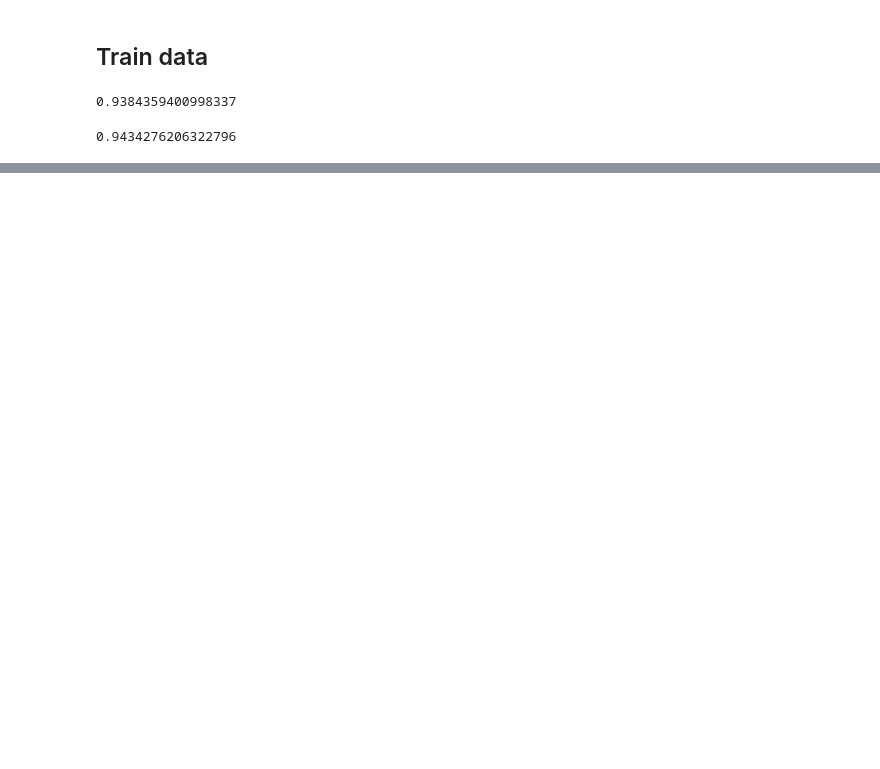
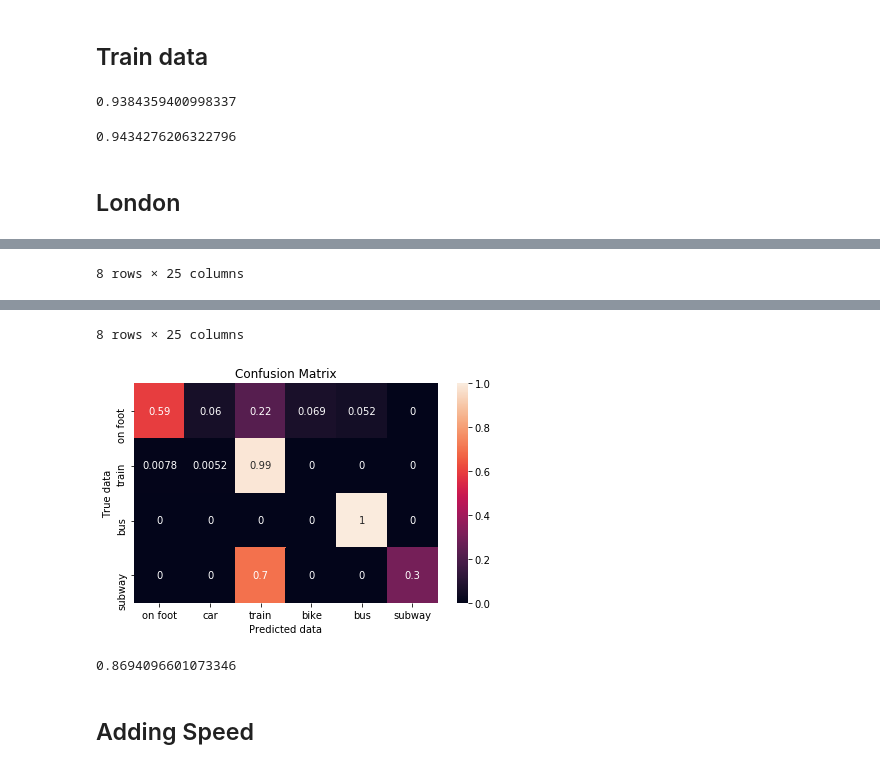
Before and after one commit to MihaiVisu/HonoursProject, a Jupyter notebook: notebooks/mixed_final_model.ipynb, the cells around one changed output, grey strips where cells are left out. Cells and saved outputs as stored; diff of their text form; code cells hidden in the pictures; blank space fills up the shorter version.

Commit message:
final version of the report

```diff
--- a/notebooks/mixed_final_model.ipynb
+++ b/notebooks/mixed_final_model.ipynb
@@ -238,7 +246,9 @@ def get_training_accuracy_with_kfolds_iloc(estimator, x_tr, y_tr, kf):
 
     return np.mean(score_array)
 # %%
-def get_training_accuracy_mixed_models(estimator, attributes_list, x_tr, y_tr, x_ts, y_ts):
+def get_training_accuracy_mixed_models(estimator, attributes_list, x_tr, y_tr, x_ts, y_ts, title='Confusion Matrix', file='../report/confusion_matrix.pdf',
+                                       classes=['on foot', 'car', 'train', 'bike', 'bus', 'subway'],
+                                       classes2=['on foot', 'car', 'train', 'bike', 'bus', 'subway']):
 
     probs_array = np.empty((len(attributes_list), x_ts.shape[0], 6))
 
@@ -249,16 +259,16 @@ def get_training_accuracy_mixed_models(estimator, attributes_list, x_tr, y_tr, x
     final_labels = labels_idx[np.argmax(np.mean(probs_array, axis=0), axis=1)]
     score = accuracy_score(y_ts, final_labels, normalize=True)
 #     for plotting a confusion matrix uncomment the line below
-#     plot_confusion_matrix(y_ts, final_labels)
+#     plot_confusion_matrix(y_ts, final_labels, title=title, file=file, classes=classes, classes2=classes2)
 
-    return score
+    return score, final_labels
 # %%
 def get_training_accuracy_mixed_models_kfolds(estimator, attributes, x_tr, y_tr, kf):
     score_array = np.empty(kf.n_folds)
 
     for (idx, (train_feature, test_feature)) in enumerate(kf):
 
-        score_array[idx] = get_training_accuracy_mixed_models(
+        score_array[idx], _ = get_training_accuracy_mixed_models(
             estimator, attributes, x_tr.iloc[train_feature], y_tr.iloc[train_feature],
             x_tr.iloc[test_feature], y_tr.iloc[test_feature]
         )
@@ -770,3 +781,67 @@ print(get_training_accuracy_mixed_models(rf, [
                                         ))
 # %% [output]
 0.9434276206322796
+# %% [markdown]
+## London
+# %%
+ldn = pd.concat([london_data[500:860], london_data[1850:]])
+ldn_val = pd.concat([london_data[:500], london_data[860:920]], ignore_index=True)
+ldn_val = ldn_val[ldn_val['environment_index']!=7]
+ldn_val['total'] = ldn_val[bin_vals].apply(lambda row: np.sum(row), axis=1)
+ldn_val = ldn_val[ldn_val['total']>0]
+ldn_val = ldn_val[ldn_val['total']<12000]
+
+ldn['total'] = ldn[bin_vals].apply(lambda row: np.sum(row), axis=1)
+
+data2 = pd.concat([ldn[labels],
+                  train_manchester[labels],
+                  data04[labels],
+                  data05[labels],
+                  train_data_mar[labels],
+                  data06[labels],
+                  data07[labels],
+#                   bus_data_bus[labels],
+                  walk_data_vlad1[labels],
+                  walk_data_vlad2[labels],
+                  bike_data_old2[labels],
+                  bike_data_feb[labels]], ignore_index=True)
+
+# remove indoor labelled data for this set of experiments
+data2 = data2[data2['environment_index']!=7]
+data2 = data2[data2['environment_index']!=5]
+data2 = data2[data2['humidity']>0]
+data2 = data2[data2['temperature']>0]
+data2['total'] = data2[bin_vals].apply(lambda row: np.sum(row), axis=1)
+data2 = data2[data2['total']>0]
+data2 = data2[data2['total']<12000]
+data2 = data2[data2['temperature']<35]
+
+data2.to_csv('../data/training_data2.csv')
+
+display(data2.describe())
+
+ldn_val.to_csv('../data/validation/london_autumn_trans.csv')
+
+display(ldn_val.describe())
+
+kmeans = KMeans(n_clusters=5, random_state=0)
+clustered_train = get_environment_clusters(data2, 40, bin_vals, kmeans).reindex()
+clustered_normalised_train = clustered_train[clustered_train['total']>0].copy().reindex()
+clustered_normalised_train[bin_vals] = clustered_normalised_train[bin_vals].apply(lambda row: row/np.sum(row), axis=1)
+
+
+clustered_validation_data = get_environment_clusters(ldn_val, 40, bin_vals, kmeans)
+clustered_normalised = clustered_validation_data[clustered_validation_data['total']>0].copy().reindex()
+clustered_normalised[bin_vals] = clustered_normalised[bin_vals].apply(lambda row: row/np.sum(row), axis=1)
+
+score, pred_labels = get_training_accuracy_mixed_models(rf, [
+    bin_vals[8:]+['temperature','humidity'],
+    bin_vals[:8]+['total','unsupervised_environment_index']],
+                                         clustered_normalised_train, clustered_normalised_train['environment_index'],
+                                         clustered_normalised, clustered_normalised['environment_index'],
+                                         title='Confusion Matrix',
+                                         classes2=['on foot', 'train', 'bus', 'subway'],
+                                         file='../report/val_london_conf.pdf',
+                                        )
+print(score)
+# %% [output]
@@ -772,0 +857 @@ print(get_training_accuracy_mixed_models(rf, [
+8 rows × 25 columns
@@ -772,0 +867,5 @@ print(get_training_accuracy_mixed_models(rf, [
+8 rows × 25 columns
+[figure, added]
+0.8694096601073346
+# %% [markdown]
+## Adding Speed
```
Also changed, not shown: parts of 10 cells of this notebook, 2 other files.
